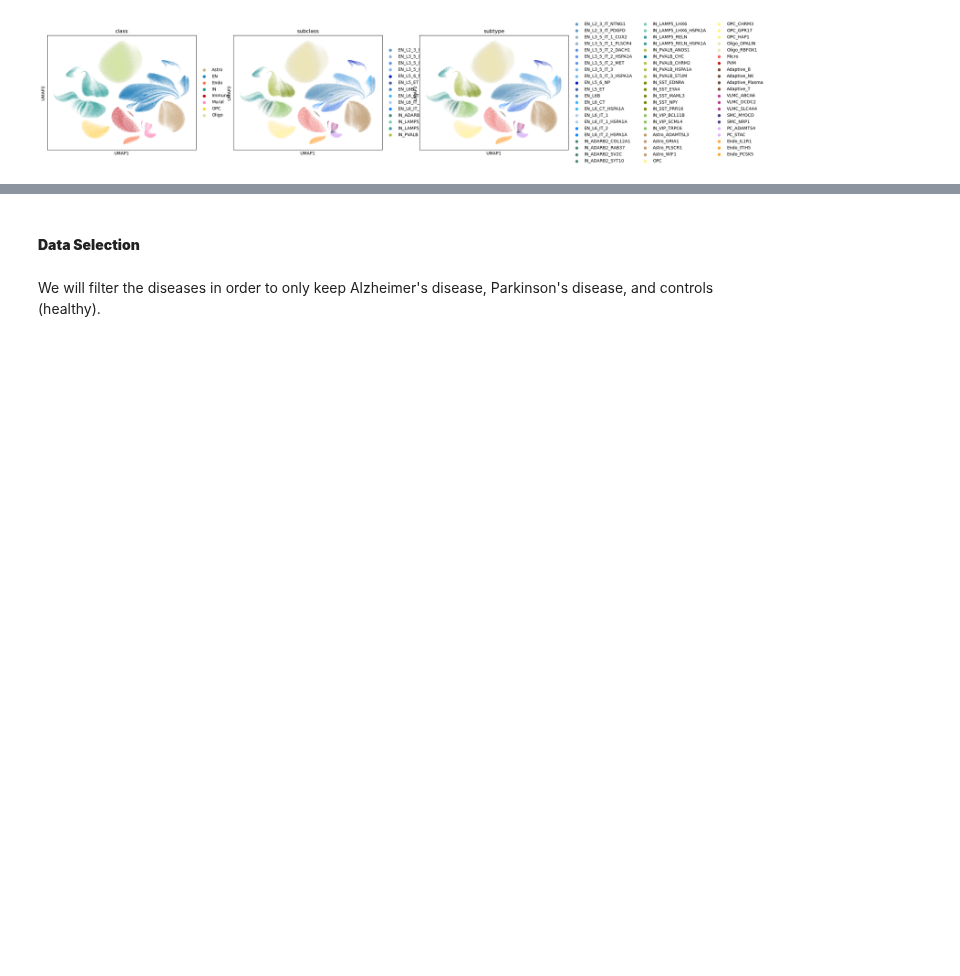
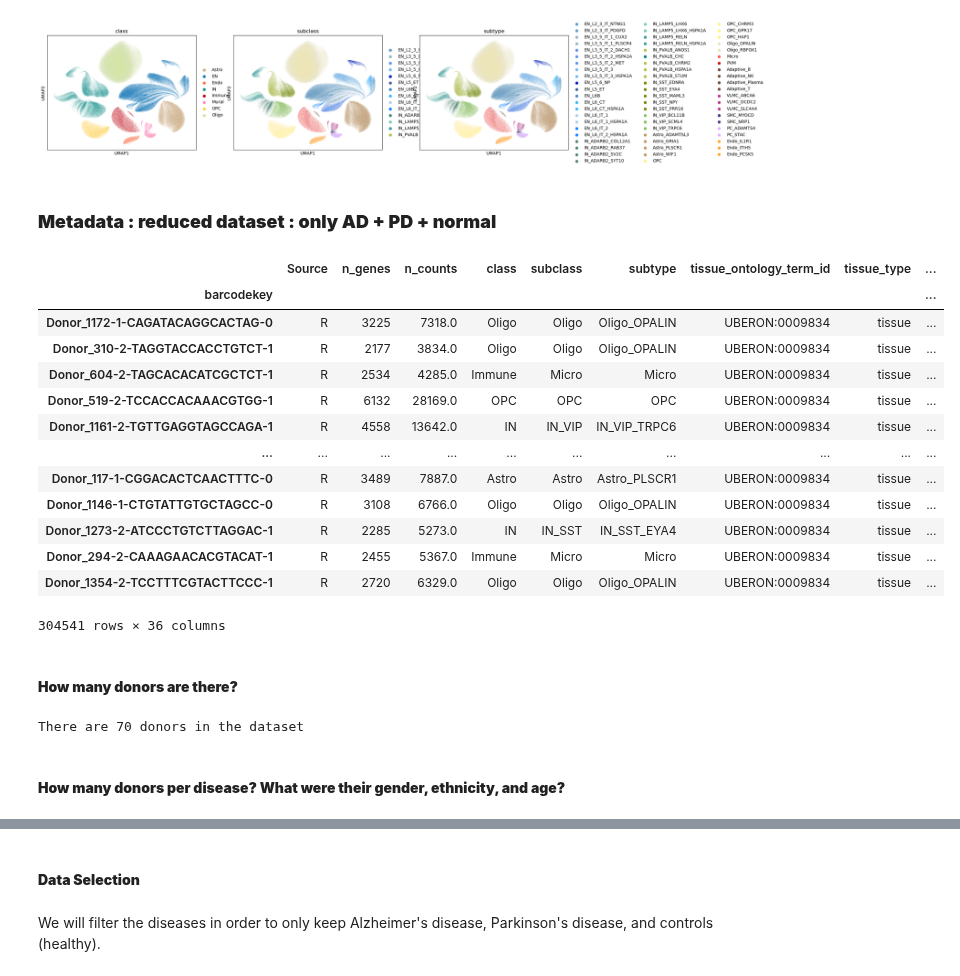
Before and after one commit to elodiehusson/transcriptomics-code, a Jupyter notebook: reduction of dataset.ipynb, the cells around one changed output, grey strips where cells are left out. Saved outputs shown, nothing was run; the diff lists cells and outputs as text; code cells hidden in the pictures; blank space fills up the shorter version.

```diff
--- a/reduction of dataset.ipynb
+++ b/reduction of dataset.ipynb
@@ -15,7 +15,7 @@ Original dataset; Size: 6,28 GB - 26 Disease Types
 ## = mode 'backed'
 
 #Elodie's path
-# adata = sc.read_h5ad("/Users/elodiehusson/Desktop/AD & PD/adata.h5ad", backed='r') # Make sure to change the path to the file on your computer
+adata = sc.read_h5ad("/Users/elodiehusson/Desktop/AD & PD/adata.h5ad", backed='r') # Make sure to change the path to the file on your computer
 
 #Yara's path
 #adata = sc.read_h5ad("adata.h5ad", backed='r') # Make sure to change the path to the file on your computer
@@ -171,3 +196,47 @@ To visualize the corresponding UMAP, remove the #:
 sc.pl.umap(adata, color=['class', 'subclass', 'subtype'])
 # %% [output]
 [figure]
+# %% [markdown]
+### **Metadata : reduced dataset : only AD + PD + normal**
+# %%
+is_AD = (adata.obs['disease'] == "dementia || Alzheimer disease")
+is_PD = (adata.obs['disease'] == "dementia || Parkinson disease")
+is_CTRL = (adata.obs['disease'] == "normal")
+
+## Getting the index of each mask (i.e. the positions in the AnnData object)
+AD_idx = np.flatnonzero(is_AD)
+PD_idx = np.flatnonzero(is_PD)
+CTRL_idx = np.flatnonzero(is_CTRL)
+
+# Randomly mixing indices
+np.random.shuffle(AD_idx)
+np.random.shuffle(PD_idx)
+np.random.shuffle(CTRL_idx)
+
+final_idx = np.concatenate([AD_idx, PD_idx, CTRL_idx])
+adata_sub = adata[final_idx, :]
+adata_sub.obs
+# %% [output]
+|  | Source | n_genes | n_counts | class | subclass | subtype | tissue_ontology_term_id | tissue_type | ... |
+| barcodekey |  |  |  |  |  |  |  |  | ... |
+| Donor_1172-1-CAGATACAGGCACTAG-0 | R | 3225 | 7318.0 | Oligo | Oligo | Oligo_OPALIN | UBERON:0009834 | tissue | ... |
+| Donor_310-2-TAGGTACCACCTGTCT-1 | R | 2177 | 3834.0 | Oligo | Oligo | Oligo_OPALIN | UBERON:0009834 | tissue | ... |
+| Donor_604-2-TAGCACACATCGCTCT-1 | R | 2534 | 4285.0 | Immune | Micro | Micro | UBERON:0009834 | tissue | ... |
+| Donor_519-2-TCCACCACAAACGTGG-1 | R | 6132 | 28169.0 | OPC | OPC | OPC | UBERON:0009834 | tissue | ... |
+| Donor_1161-2-TGTTGAGGTAGCCAGA-1 | R | 4558 | 13642.0 | IN | IN_VIP | IN_VIP_TRPC6 | UBERON:0009834 | tissue | ... |
+| ... | ... | ... | ... | ... | ... | ... | ... | ... | ... |
+| Donor_117-1-CGGACACTCAACTTTC-0 | R | 3489 | 7887.0 | Astro | Astro | Astro_PLSCR1 | UBERON:0009834 | tissue | ... |
+| Donor_1146-1-CTGTATTGTGCTAGCC-0 | R | 3108 | 6766.0 | Oligo | Oligo | Oligo_OPALIN | UBERON:0009834 | tissue | ... |
+| Donor_1273-2-ATCCCTGTCTTAGGAC-1 | R | 2285 | 5273.0 | IN | IN_SST | IN_SST_EYA4 | UBERON:0009834 | tissue | ... |
+| Donor_294-2-CAAAGAACACGTACAT-1 | R | 2455 | 5367.0 | Immune | Micro | Micro | UBERON:0009834 | tissue | ... |
+| Donor_1354-2-TCCTTTCGTACTTCCC-1 | R | 2720 | 6329.0 | Oligo | Oligo | Oligo_OPALIN | UBERON:0009834 | tissue | ... |
+304541 rows × 36 columns
+# %% [markdown]
+#### **How many donors are there?**
+# %%
+n_donors_sub = len(adata_sub.obs["donor_id"].unique())
+print("There are", n_donors_sub, "donors in the dataset")
+# %% [output]
+There are 70 donors in the dataset
+# %% [markdown]
+#### **How many donors per disease? What were their gender, ethnicity, and age?**
```
Also changed, not shown: parts of 30 cells of this notebook.
